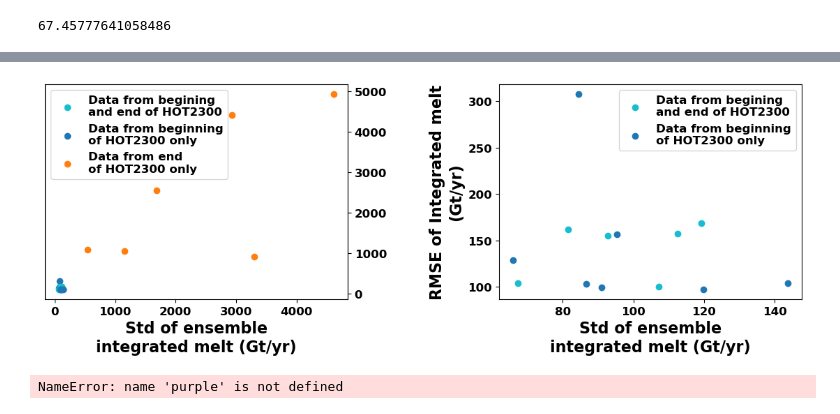
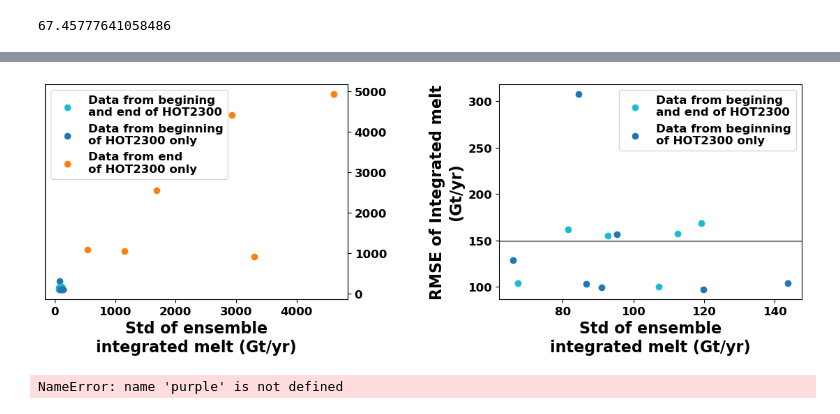
Before and after one commit to hockenden97/simpleNN_basal_melt, a Jupyter notebook: AIAI_scripts_notebooks/PAPER_FIGURES_attempt2.ipynb, the cells around one changed output, grey strips where cells are left out. Drawn from its saved outputs; the diff is of its cells as text; code cells hidden in the pictures.

```diff
--- a/AIAI_scripts_notebooks/PAPER_FIGURES_attempt2.ipynb
+++ b/AIAI_scripts_notebooks/PAPER_FIGURES_attempt2.ipynb
@@ -192,9 +192,9 @@ with plt.rc_context({'font.size': 12, 'font.weight': 'bold', 'axes.labelsize': 1
     fig, axs = plt.subplots(1,2, figsize = (14,4))
     plt.subplots_adjust(wspace = 0.4)
     plt_labels = 'a)', 'b)'
-    color1 = 'skyblue'
-    color2 = 'navy'
-    color3 = 'slategray'
+    color1 = 'red'
+    color2 = 'navajowhite'
+    color3 = 'gray'
     for i in range(2):
         ax = axs[i]
         ax.scatter(years, RMSE_start, color = color1, label = 'Data from beginning\nof HOT2300 only')
@@ -206,8 +206,8 @@ with plt.rc_context({'font.size': 12, 'font.weight': 'bold', 'axes.labelsize': 1
     ax.scatter(years, RMSE_end, color = color3, label = 'Data from end\nof HOT2300 only')
     axs[1].set_ylabel('RMSE of Integrated \n melt Gt/yr)')
     axs[0].yaxis.tick_right()
-    axs[1].annotate('RMSE when trained\nand applied to\nMIDHOT: {:.1f} Gt/yr'.format(RMSE), xy = (0,0), xytext = (0.01,0.065), \
-                    xycoords = 'axes fraction', fontsize = 9, color = 'lightgrey')
+    #axs[1].annotate('RMSE when trained\nand applied to\nMIDHOT: {:.1f} Gt/yr'.format(RMSE), xy = (0,0), xytext = (0.01,0.065), \
+    #                xycoords = 'axes fraction', fontsize = 9, color = 'lightgrey')
     axs[0].legend()
     axs[1].legend()
 
@@ -266,0 +219,27 @@ with plt.rc_context({'font.size': 12, 'font.weight': 'bold', 'axes.labelsize': 1
+# %%
+with plt.rc_context({'font.size': 12, 'font.weight': 'bold', 'axes.labelsize': 16, 'axes.labelweight': 'bold'}):
+    fig, axs = plt.subplots(1,2, figsize = (14,4))
+    plt.subplots_adjust(wspace = 0.4)
+    plt_labels = 'a)', 'b)'
+    color1 = 'red'
+    color2 = 'navajowhite'
+    color3 = 'gray'
+    for i in range(2):
+        ax = axs[i]
+        ax.scatter(years, RMSE_start, color = color1, label = 'Data from beginning\nof HOT2300 only')
+        ax.scatter(years, RMSE_mid, color = color2, label = 'Data from beginning\nand end of HOT2300')
+        ax.axhline(y = RMSE_ideal[0], color = 'lightgrey')
+        ax.set_xlabel('Years of simulation data used')
+        ax.annotate(plt_labels[i], xy = (0,0), xytext = (0,1.02), xycoords = 'axes fraction', fontweight = 'normal', fontsize = 9)
+    ax = axs[0]
+    ax.scatter(years, RMSE_end, color = color3, label = 'Data from end\nof HOT2300 only')
+    axs[1].set_ylabel('RMSE of Integrated \n melt Gt/yr)')
+    axs[0].yaxis.tick_right()
+    #axs[1].annotate('RMSE when trained\nand applied to\nMIDHOT: {:.1f} Gt/yr'.format(RMSE), xy = (0,0), xytext = (0.01,0.065), \
+    #                xycoords = 'axes fraction', fontsize = 9, color = 'lightgrey')
+    axs[0].legend()
+    axs[1].legend()
+
+    fig.savefig('FIGURES/Howmuchdata.pdf', dpi = 200, bbox_inches = 'tight')
+    #ax.set_ylim(0,50)
+    plt.show()
@@ -292,34 +515,35 @@ with plt.rc_context({'font.size': 12, 'font.weight': 'bold', 'axes.labelsize': 1
         plot_RMSE(df_40p0, 40, color = 'C0', ax = ax)
         plot_RMSE(df_30p30, 60, color = 'C9', ax = ax)
         plot_RMSE(df_60p0, 60, color = 'C0', ax = ax)
         plot_RMSE(df_40p40, 80, color = 'C9', ax = ax)
         plot_RMSE(df_80p0, 80, color = 'C0', ax = ax)
         plot_RMSE(df_31onCh, 100, color = 'C0', ax = ax)
         df_z = df_ChonCh
         #RMSE = np.sqrt(np.mean(df_z.melt_Gt_per_y- df_z.melt_pred_Gt)**2)
         RMSE = np.mean(df_z.std_Gt)
         #ax.axhline(y = RMSE, color = 'lightgrey')
         ax.set_xlabel('Std of ensemble\nintegrated melt (Gt/yr)')
         #ax.annotate(plt_labels[i], xy = (0,0), xytext = (0,1.02), xycoords = 'axes fraction', fontweight = 'normal', fontsize = 9)
     ax = axs[0]
     plot_RMSE(df_0p2, 2, color = 'C1', ax = ax, label = 'Data from end\nof HOT2300 only')
     plot_RMSE(df_0p10, 10, color = 'C1', ax = ax)
     plot_RMSE(df_0p20, 20, color = 'C1', ax = ax)
     plot_RMSE(df_0p40, 40, color = 'C1', ax = ax)
     plot_RMSE(df_0p60, 60, color = 'C1', ax = ax)
     plot_RMSE(df_0p80, 80, color = 'C1', ax = ax)
     axs[1].set_ylabel('RMSE of Integrated melt\n(Gt/yr)')
     axs[0].yaxis.tick_right()
     #axs[1].annotate('STD when trained\nand applied to\nMIDHOT: {:.1f} Gt/yr'.format(RMSE), xy = (0,0), xytext = (0.01,0.055), \
     #                xycoords = 'axes fraction', fontsize = 9, color = 'lightgrey')
     axs[0].legend()
     axs[1].legend()
+    axs[1].axhline(1488.5130420416197/10, color = 'grey')
 
     fig.savefig('FIGURES/Howmuchdata.pdf', dpi = 200, bbox_inches = 'tight')
     #ax.set_ylim(0,50)
     plt.show()
 # %% [output]
-[figure, old version]
+[figure, new version]
 # %%
 purple
 # %% [output]
```
Also changed, not shown: parts of 15 cells of this notebook, 7 other files.
